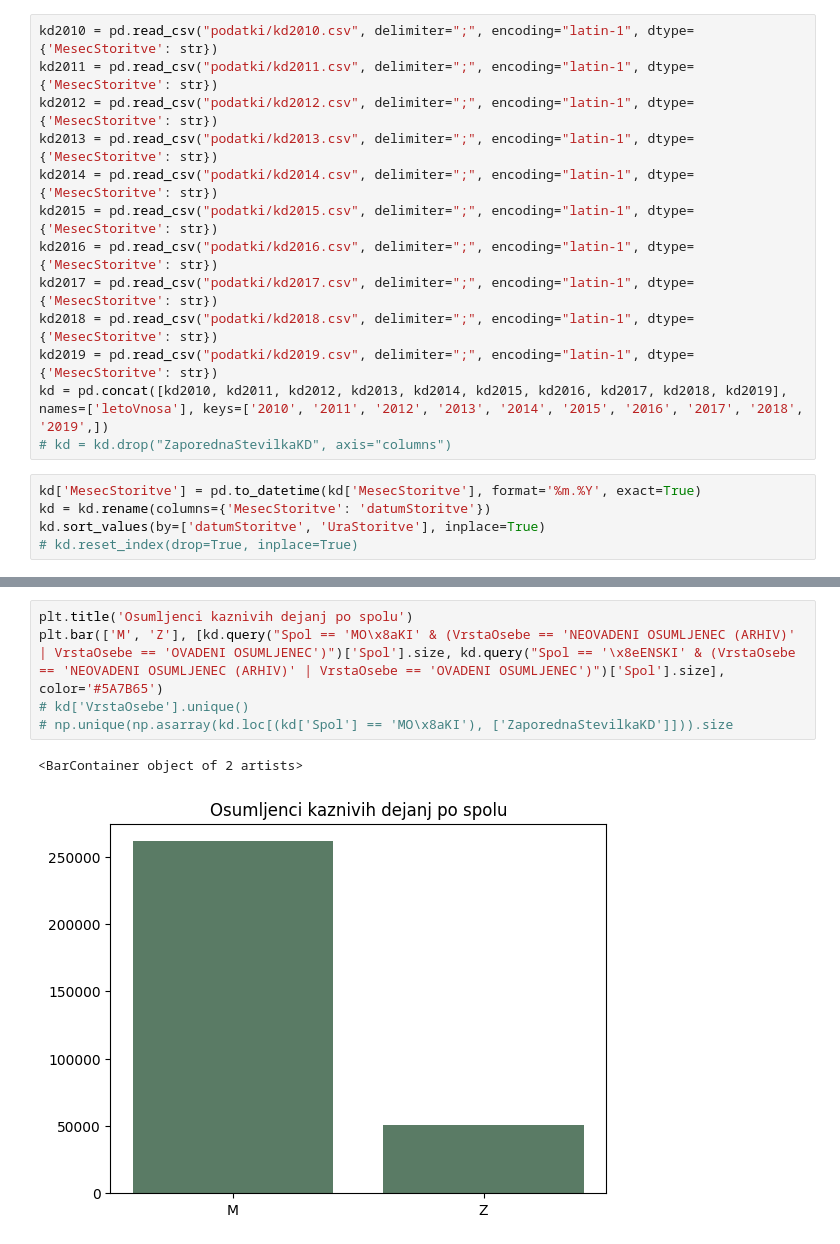
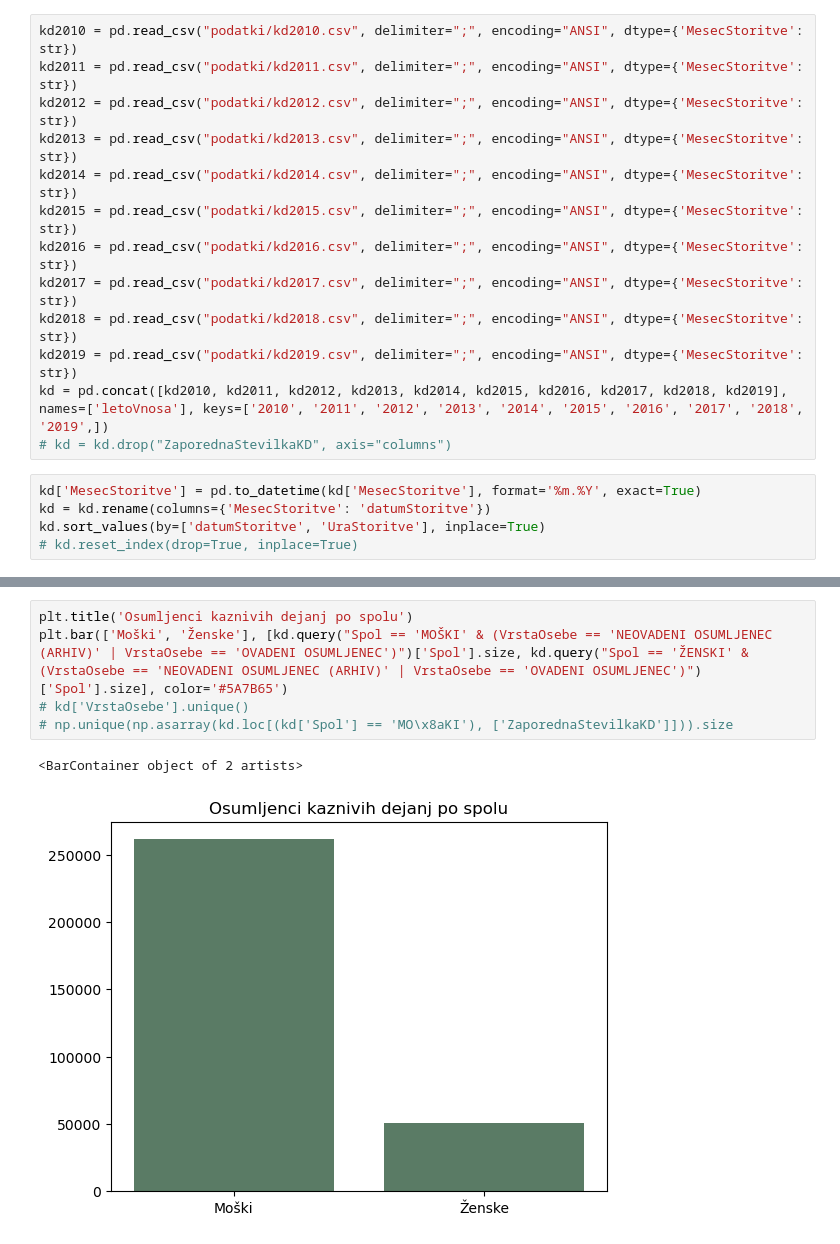
Before and after one commit to andrazadamic/PR22SPAPAAMJ, a Jupyter notebook: seminarska.ipynb, the cells around one changed output, grey strips where cells are left out. Cells and saved outputs as stored; diff of their text form.

Commit message:
ANSI ftw

```diff
--- a/seminarska.ipynb
+++ b/seminarska.ipynb
@@ -9,16 +9,16 @@ import pandas as pd
 import matplotlib.pyplot as plt
 import numpy as np
 # %%
-kd2010 = pd.read_csv("podatki/kd2010.csv", delimiter=";", encoding="latin-1", dtype={'MesecStoritve': str})
-kd2011 = pd.read_csv("podatki/kd2011.csv", delimiter=";", encoding="latin-1", dtype={'MesecStoritve': str})
-kd2012 = pd.read_csv("podatki/kd2012.csv", delimiter=";", encoding="latin-1", dtype={'MesecStoritve': str})
-kd2013 = pd.read_csv("podatki/kd2013.csv", delimiter=";", encoding="latin-1", dtype={'MesecStoritve': str})
-kd2014 = pd.read_csv("podatki/kd2014.csv", delimiter=";", encoding="latin-1", dtype={'MesecStoritve': str})
-kd2015 = pd.read_csv("podatki/kd2015.csv", delimiter=";", encoding="latin-1", dtype={'MesecStoritve': str})
-kd2016 = pd.read_csv("podatki/kd2016.csv", delimiter=";", encoding="latin-1", dtype={'MesecStoritve': str})
-kd2017 = pd.read_csv("podatki/kd2017.csv", delimiter=";", encoding="latin-1", dtype={'MesecStoritve': str})
-kd2018 = pd.read_csv("podatki/kd2018.csv", delimiter=";", encoding="latin-1", dtype={'MesecStoritve': str})
-kd2019 = pd.read_csv("podatki/kd2019.csv", delimiter=";", encoding="latin-1", dtype={'MesecStoritve': str})
+kd2010 = pd.read_csv("podatki/kd2010.csv", delimiter=";", encoding="ANSI", dtype={'MesecStoritve': str})
+kd2011 = pd.read_csv("podatki/kd2011.csv", delimiter=";", encoding="ANSI", dtype={'MesecStoritve': str})
+kd2012 = pd.read_csv("podatki/kd2012.csv", delimiter=";", encoding="ANSI", dtype={'MesecStoritve': str})
+kd2013 = pd.read_csv("podatki/kd2013.csv", delimiter=";", encoding="ANSI", dtype={'MesecStoritve': str})
+kd2014 = pd.read_csv("podatki/kd2014.csv", delimiter=";", encoding="ANSI", dtype={'MesecStoritve': str})
+kd2015 = pd.read_csv("podatki/kd2015.csv", delimiter=";", encoding="ANSI", dtype={'MesecStoritve': str})
+kd2016 = pd.read_csv("podatki/kd2016.csv", delimiter=";", encoding="ANSI", dtype={'MesecStoritve': str})
+kd2017 = pd.read_csv("podatki/kd2017.csv", delimiter=";", encoding="ANSI", dtype={'MesecStoritve': str})
+kd2018 = pd.read_csv("podatki/kd2018.csv", delimiter=";", encoding="ANSI", dtype={'MesecStoritve': str})
+kd2019 = pd.read_csv("podatki/kd2019.csv", delimiter=";", encoding="ANSI", dtype={'MesecStoritve': str})
 kd = pd.concat([kd2010, kd2011, kd2012, kd2013, kd2014, kd2015, kd2016, kd2017, kd2018, kd2019], names=['letoVnosa'], keys=['2010', '2011', '2012', '2013', '2014', '2015', '2016', '2017', '2018', '2019',])
 # kd = kd.drop("ZaporednaStevilkaKD", axis="columns")
 # %%
@@ -52,11 +52,11 @@ plt.bar(range(2010, 2020), dan, color='#5A7B65')
 [figure]
 # %%
 plt.title('Osumljenci kaznivih dejanj po spolu')
-plt.bar(['M', 'Z'], [kd.query("Spol == 'MO\x8aKI' & (VrstaOsebe == 'NEOVADENI OSUMLJENEC (ARHIV)' | VrstaOsebe == 'OVADENI OSUMLJENEC')")['Spol'].size, kd.query("Spol == '\x8eENSKI' & (VrstaOsebe == 'NEOVADENI OSUMLJENEC (ARHIV)' | VrstaOsebe == 'OVADENI OSUMLJENEC')")['Spol'].size], color='#5A7B65')
+plt.bar(['Moški', 'Ženske'], [kd.query("Spol == 'MOŠKI' & (VrstaOsebe == 'NEOVADENI OSUMLJENEC (ARHIV)' | VrstaOsebe == 'OVADENI OSUMLJENEC')")['Spol'].size, kd.query("Spol == 'ŽENSKI' & (VrstaOsebe == 'NEOVADENI OSUMLJENEC (ARHIV)' | VrstaOsebe == 'OVADENI OSUMLJENEC')")['Spol'].size], color='#5A7B65')
 # kd['VrstaOsebe'].unique()
 # np.unique(np.asarray(kd.loc[(kd['Spol'] == 'MO\x8aKI'), ['ZaporednaStevilkaKD']])).size
 # %% [output]
 <BarContainer object of 2 artists>
-[figure, old version]
+[figure, new version]
 # %%
 plt.title('Žrtve kaznivih dejanj po spolu')
```
Also changed, not shown: parts of 4 cells of this notebook.
